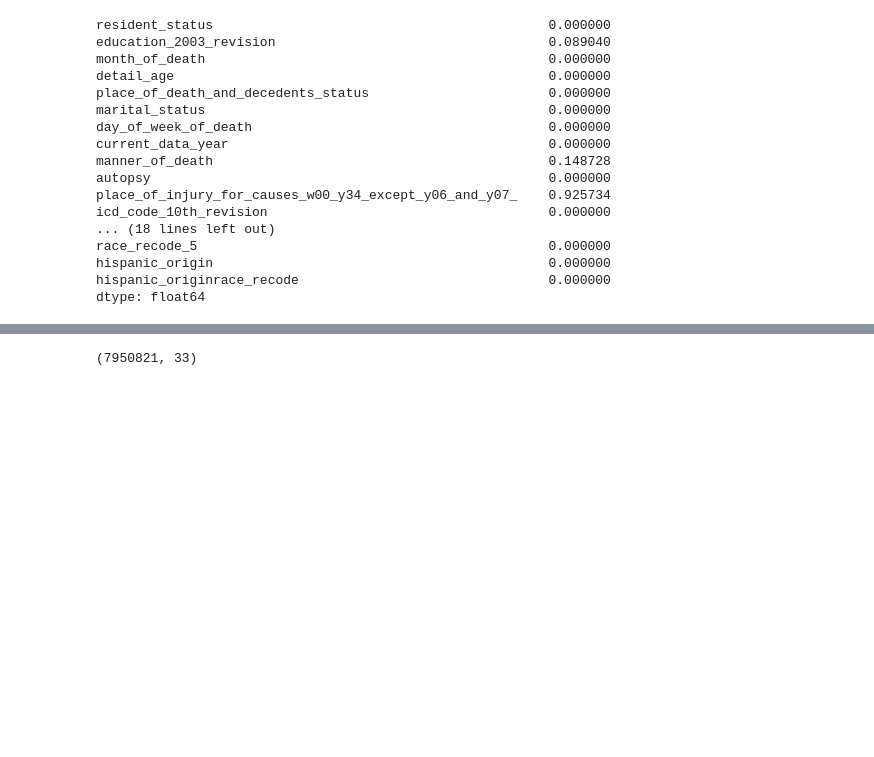
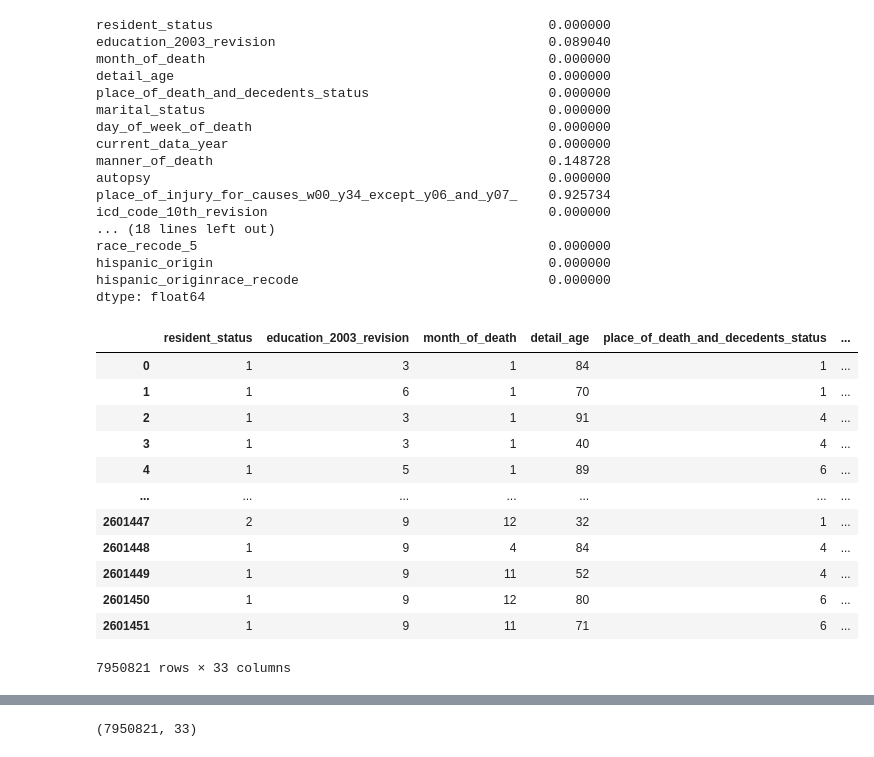
Before and after one commit to andrezafeu/maternal_mortality, a Jupyter notebook: CDC_dataset_cleaning.ipynb, the cells around one changed output, grey strips where cells are left out. Saved outputs shown, nothing was run; the diff lists cells and outputs as text; code cells hidden in the pictures; blank space fills up the shorter version.

```diff
--- a/CDC_dataset_cleaning.ipynb
+++ b/CDC_dataset_cleaning.ipynb
@@ -145,0 +165,16 @@ dtype: float64
+# %%
+df_cleaned
+# %% [output]
+|  | resident_status | education_2003_revision | month_of_death | detail_age | place_of_death_and_decedents_status | ... |
+| 0 | 1 | 3 | 1 | 84 | 1 | ... |
+| 1 | 1 | 6 | 1 | 70 | 1 | ... |
+| 2 | 1 | 3 | 1 | 91 | 4 | ... |
+| 3 | 1 | 3 | 1 | 40 | 4 | ... |
+| 4 | 1 | 5 | 1 | 89 | 6 | ... |
+| ... | ... | ... | ... | ... | ... | ... |
+| 2601447 | 2 | 9 | 12 | 32 | 1 | ... |
+| 2601448 | 1 | 9 | 4 | 84 | 4 | ... |
+| 2601449 | 1 | 9 | 11 | 52 | 4 | ... |
+| 2601450 | 1 | 9 | 12 | 80 | 6 | ... |
+| 2601451 | 1 | 9 | 11 | 71 | 6 | ... |
+7950821 rows × 33 columns
```
Also changed, not shown: parts of 9 cells of this notebook.
